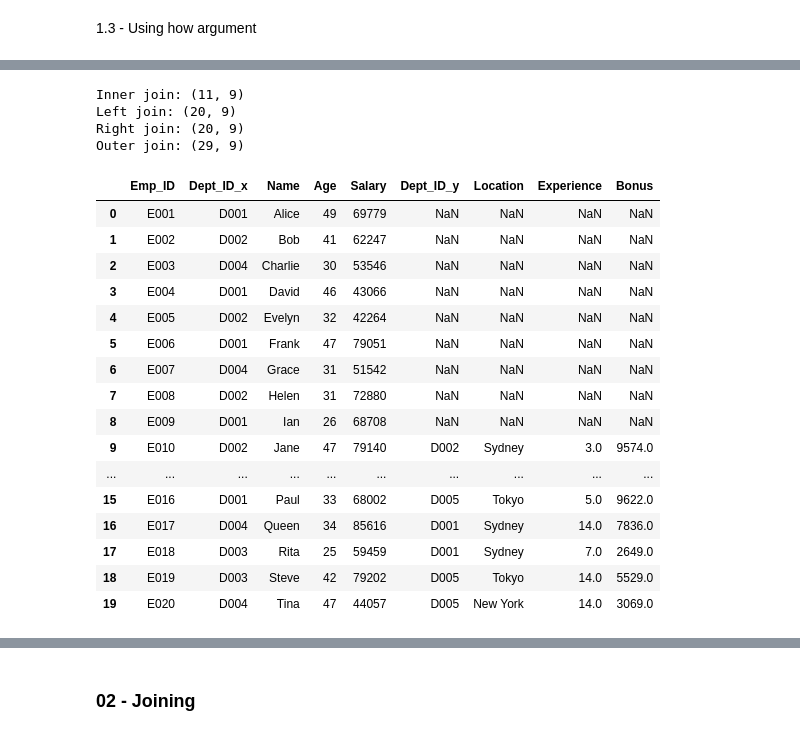
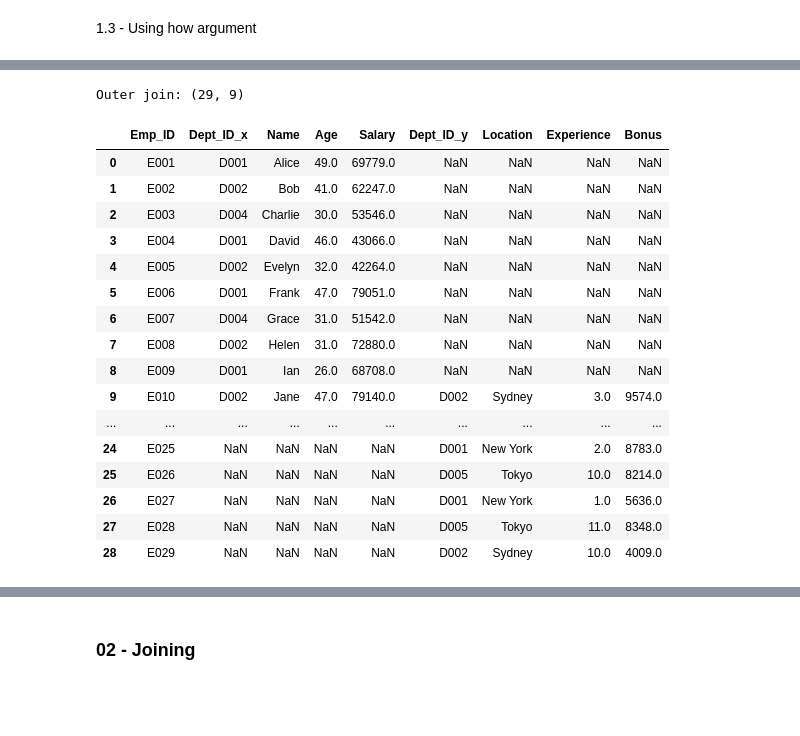
Before and after one commit to susara-ouchi/DA-2013---Scripts, a Jupyter notebook: Week 05/merging_examples.ipynb, the cells around one changed output, grey strips where cells are left out. Saved outputs shown, nothing was run; the diff lists cells and outputs as text; code cells hidden in the pictures; blank space fills up the shorter version.

```diff
--- a/Week 05/merging_examples.ipynb
+++ b/Week 05/merging_examples.ipynb
@@ -61,41 +183,26 @@ merged_multi
 # %%
-# Inner join
-inner_merge = pd.merge(df_A, df_B, on='Emp_ID', how='inner')
-print("Inner join:",inner_merge.shape)
-
-# Left join
-left_merge = pd.merge(df_A, df_B, on='Emp_ID', how='left')
-print("Left join:",left_merge.shape)
-
-# Right join
-right_merge = pd.merge(df_A, df_B, on='Emp_ID', how='right')
-print("Right join:",right_merge.shape)
-
 # Outer join
 outer_merge = pd.merge(df_A, df_B, on='Emp_ID', how='outer')
 print("Outer join:",outer_merge.shape)
 # %% [output]
-Inner join: (11, 9)
-Left join: (20, 9)
-Right join: (20, 9)
 Outer join: (29, 9)
 # %%
-left_merge
+outer_merge
 # %% [output]
 |  | Emp_ID | Dept_ID_x | Name | Age | Salary | Dept_ID_y | Location | Experience | Bonus |
-| 0 | E001 | D001 | Alice | 49 | 69779 | NaN | NaN | NaN | NaN |
-| 1 | E002 | D002 | Bob | 41 | 62247 | NaN | NaN | NaN | NaN |
-| 2 | E003 | D004 | Charlie | 30 | 53546 | NaN | NaN | NaN | NaN |
-| 3 | E004 | D001 | David | 46 | 43066 | NaN | NaN | NaN | NaN |
-| 4 | E005 | D002 | Evelyn | 32 | 42264 | NaN | NaN | NaN | NaN |
-| 5 | E006 | D001 | Frank | 47 | 79051 | NaN | NaN | NaN | NaN |
-| 6 | E007 | D004 | Grace | 31 | 51542 | NaN | NaN | NaN | NaN |
-| 7 | E008 | D002 | Helen | 31 | 72880 | NaN | NaN | NaN | NaN |
-| 8 | E009 | D001 | Ian | 26 | 68708 | NaN | NaN | NaN | NaN |
-| 9 | E010 | D002 | Jane | 47 | 79140 | D002 | Sydney | 3.0 | 9574.0 |
+| 0 | E001 | D001 | Alice | 49.0 | 69779.0 | NaN | NaN | NaN | NaN |
+| 1 | E002 | D002 | Bob | 41.0 | 62247.0 | NaN | NaN | NaN | NaN |
+| 2 | E003 | D004 | Charlie | 30.0 | 53546.0 | NaN | NaN | NaN | NaN |
+| 3 | E004 | D001 | David | 46.0 | 43066.0 | NaN | NaN | NaN | NaN |
+| 4 | E005 | D002 | Evelyn | 32.0 | 42264.0 | NaN | NaN | NaN | NaN |
+| 5 | E006 | D001 | Frank | 47.0 | 79051.0 | NaN | NaN | NaN | NaN |
+| 6 | E007 | D004 | Grace | 31.0 | 51542.0 | NaN | NaN | NaN | NaN |
+| 7 | E008 | D002 | Helen | 31.0 | 72880.0 | NaN | NaN | NaN | NaN |
+| 8 | E009 | D001 | Ian | 26.0 | 68708.0 | NaN | NaN | NaN | NaN |
+| 9 | E010 | D002 | Jane | 47.0 | 79140.0 | D002 | Sydney | 3.0 | 9574.0 |
 | ... | ... | ... | ... | ... | ... | ... | ... | ... | ... |
-| 15 | E016 | D001 | Paul | 33 | 68002 | D005 | Tokyo | 5.0 | 9622.0 |
-| 16 | E017 | D004 | Queen | 34 | 85616 | D001 | Sydney | 14.0 | 7836.0 |
-| 17 | E018 | D003 | Rita | 25 | 59459 | D001 | Sydney | 7.0 | 2649.0 |
-| 18 | E019 | D003 | Steve | 42 | 79202 | D005 | Tokyo | 14.0 | 5529.0 |
-| 19 | E020 | D004 | Tina | 47 | 44057 | D005 | New York | 14.0 | 3069.0 |
+| 24 | E025 | NaN | NaN | NaN | NaN | D001 | New York | 2.0 | 8783.0 |
+| 25 | E026 | NaN | NaN | NaN | NaN | D005 | Tokyo | 10.0 | 8214.0 |
+| 26 | E027 | NaN | NaN | NaN | NaN | D001 | New York | 1.0 | 5636.0 |
+| 27 | E028 | NaN | NaN | NaN | NaN | D005 | Tokyo | 11.0 | 8348.0 |
+| 28 | E029 | NaN | NaN | NaN | NaN | D002 | Sydney | 10.0 | 4009.0 |
```
Also changed, not shown: parts of 36 cells of this notebook, 9 other files.
